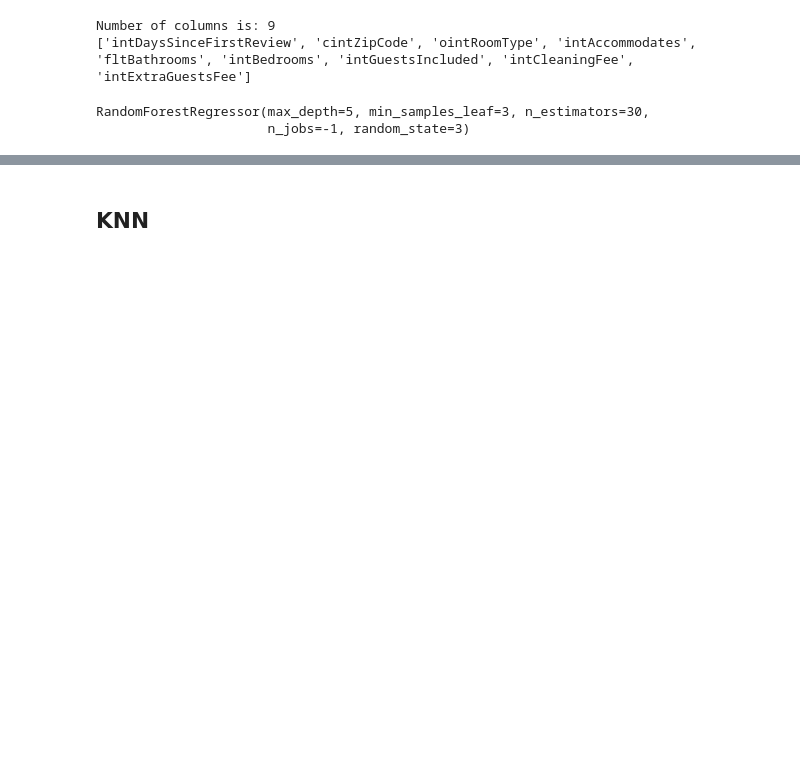
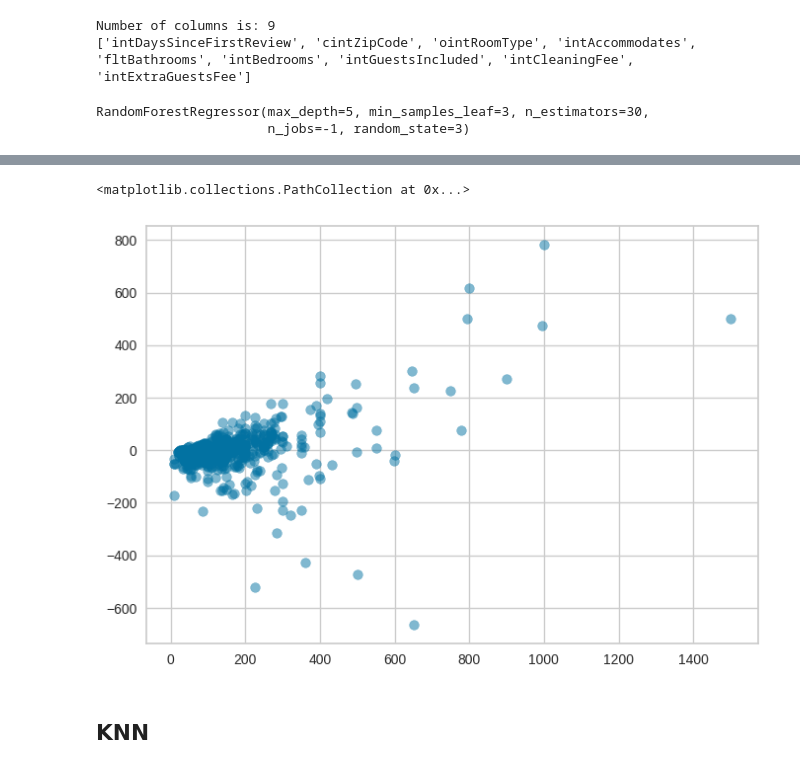
Before and after one commit to shipleydm/IS8036_PROJECT, a Jupyter notebook: IS8036.ipynb, the cells around one changed output, grey strips where cells are left out. Cells and saved outputs as stored; diff of their text form; code cells hidden in the pictures; blank space fills up the shorter version.

```diff
--- a/IS8036.ipynb
+++ b/IS8036.ipynb
@@ -754,0 +801,21 @@ ValueError: ignored
+# %%
+# prediction
+rfm_train_preds = rf_gs.predict(X)
+rfm_test_preds = rf_gs.predict(X_test)
+
+# accuracy check
+r2_train = r2_score(Y, rfm_train_preds)
+mse_train = mean_squared_error(rfm_train_preds, Y)
+rmse_train = sqrt(mean_squared_error(rfm_train_preds, Y))
+print('Train data accuracy')
+print("R2: %.4f" % r2_train)
+print("MSE: %.2f" % mse_train)
+print("RMSE: %.2f" % rmse_train)
+
+r2_test = r2_score(Y_test, rfm_test_preds)
+mse_test = mean_squared_error(rfm_test_preds, Y_test)
+rmse_test = sqrt(mean_squared_error(rfm_test_preds, Y_test))
+print('Test data accuracy')
+print("R2: %.4f" % r2_test)
+print("MSE: %.2f" % mse_test)
+print("RMSE: %.2f" % rmse_test)
@@ -755,3 +831,12 @@ ValueError: ignored
+# %%
+#Find Errors by calculating the difference between the actual and rpedicted values
+Errors=Y_test-rfm_test_preds
+
+#Scatter plot between the Actual values and Error term
+plt.scatter(Y_test, Errors, alpha=0.5)
+# %% [output]
+<matplotlib.collections.PathCollection at 0x...>
+[figure, added]
 # %% [markdown]
 ## KNN
 # %%
```
Also changed, not shown: parts of 28 cells of this notebook.
